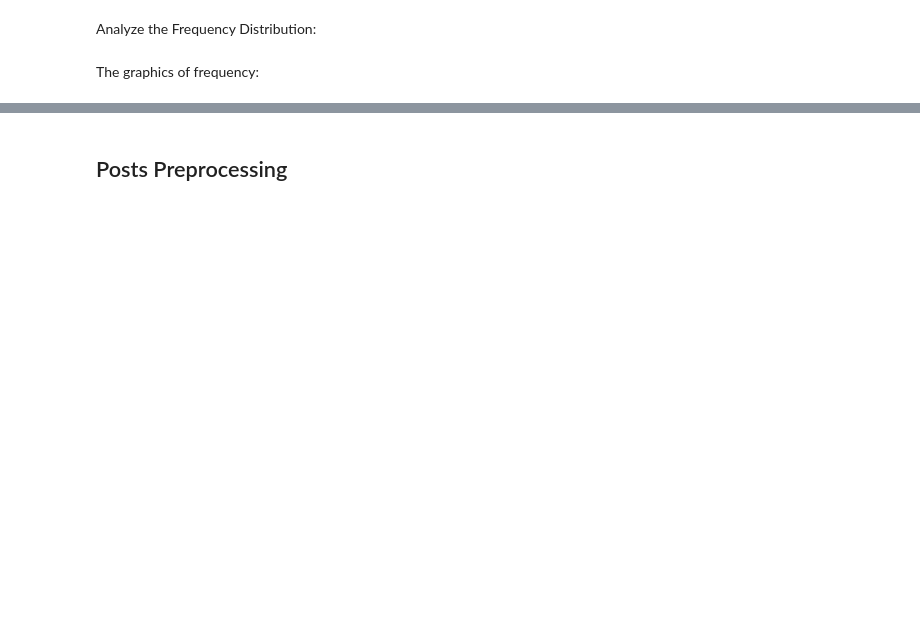
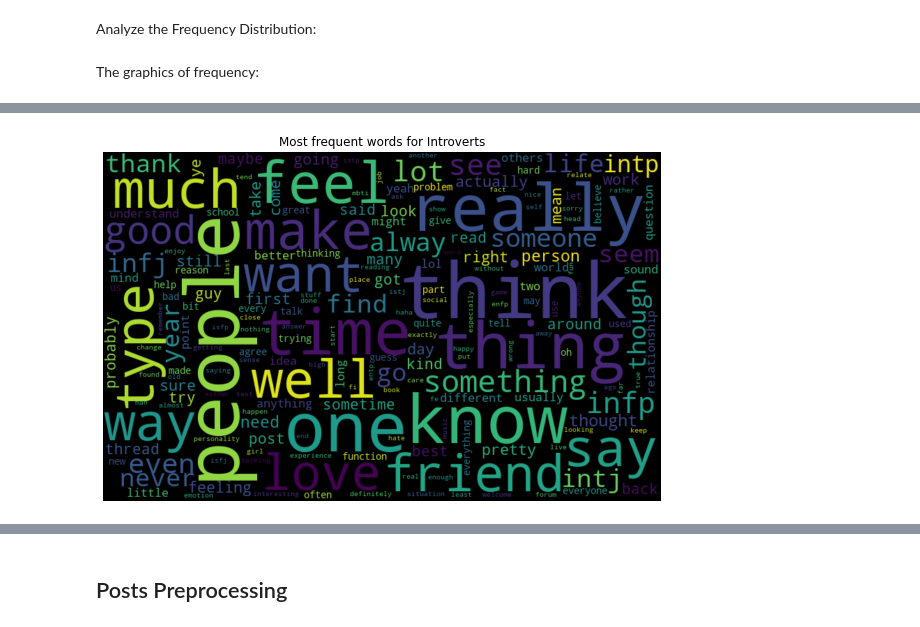
Before and after one commit to MihaelaCatan04/A-plus-Class, a Jupyter notebook: Personality_Model_Creation.ipynb, the cells around one changed output, grey strips where cells are left out. Saved outputs shown, nothing was run; the diff lists cells and outputs as text; code cells hidden in the pictures; blank space fills up the shorter version.

```diff
--- a/Personality_Model_Creation.ipynb
+++ b/Personality_Model_Creation.ipynb
@@ -403,0 +349,4 @@ counter2(df, 'posts', 20, 'Most frecvent words in the whole dataset')
+# %%
+counter2(df[df['Letter1'].str.contains("I")], 'posts', 10, 'Most frequent words for Introverts')
+# %% [output]
+[figure, added]
```
Also changed, not shown: parts of 45 cells of this notebook.
